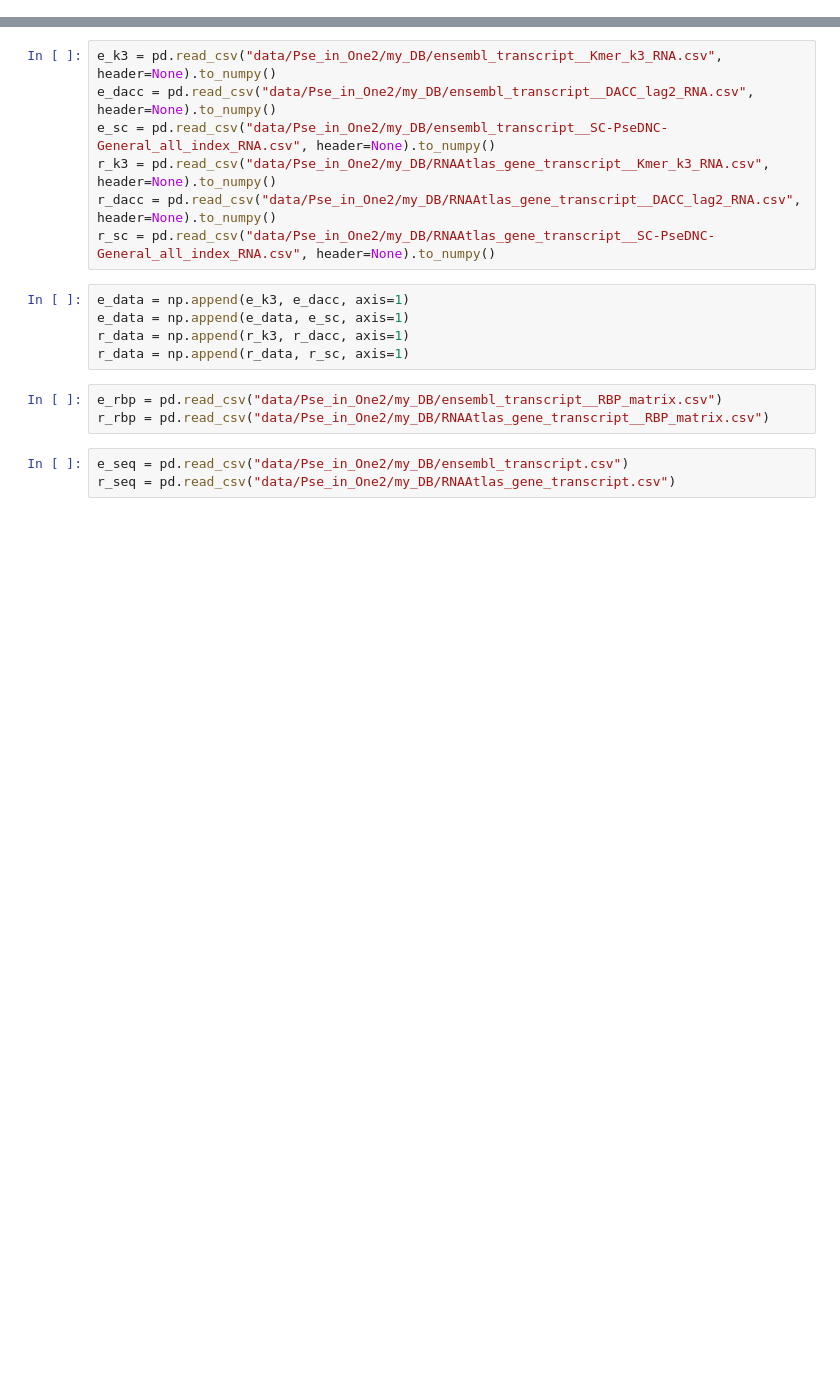
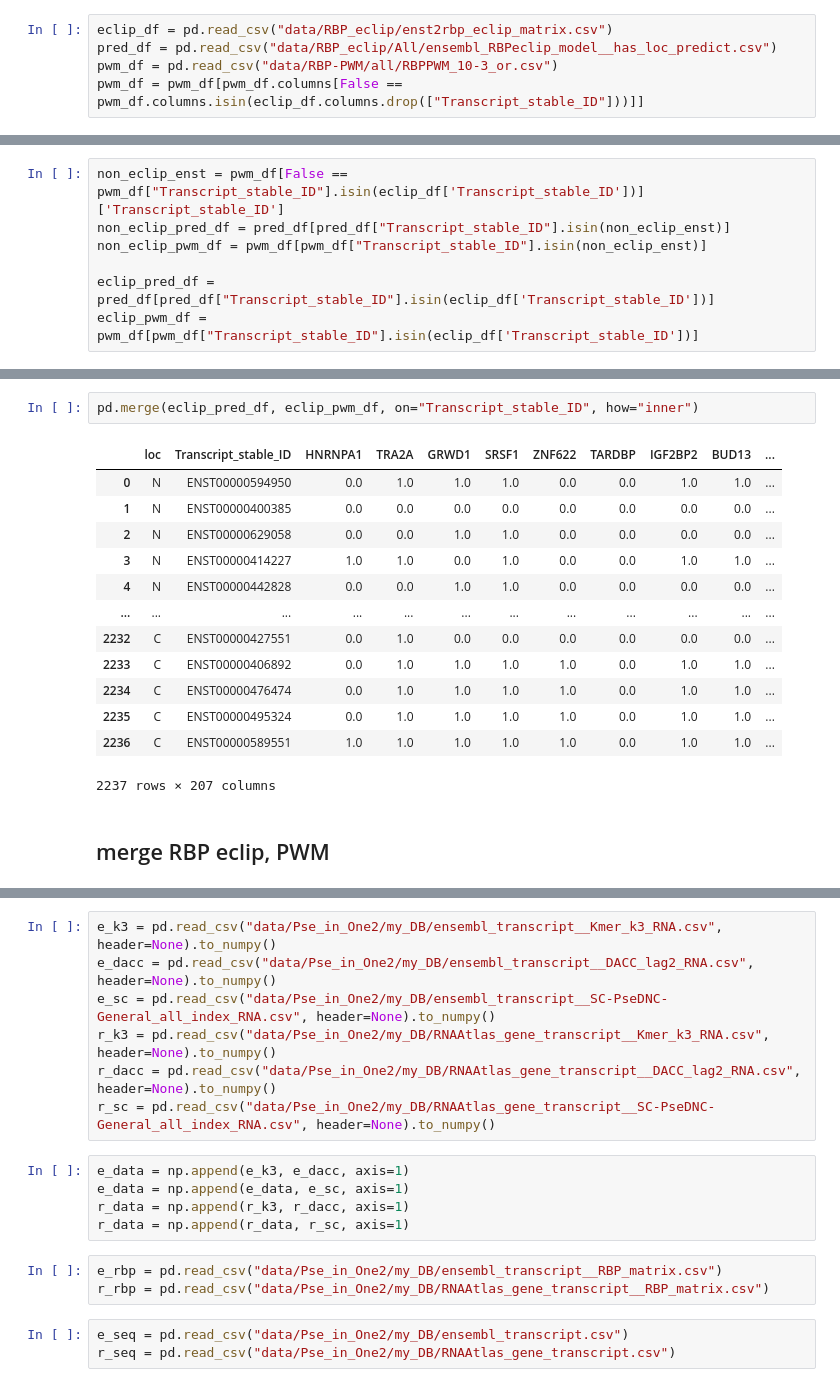
Before and after one commit to JiandeWuu/sixthTool, a Jupyter notebook: data.ipynb, the cells around one changed output, grey strips where cells are left out. Saved outputs shown, nothing was run; the diff lists cells and outputs as text; blank space fills up the shorter version.

```diff
--- a/data.ipynb
+++ b/data.ipynb
@@ -7,0 +24,5 @@ random.seed(1212)
+# %%
+eclip_df = pd.read_csv("data/RBP_eclip/enst2rbp_eclip_matrix.csv")
+pred_df = pd.read_csv("data/RBP_eclip/All/ensembl_RBPeclip_model__has_loc_predict.csv")
+pwm_df = pd.read_csv("data/RBP-PWM/all/RBPPWM_10-3_or.csv")
+pwm_df = pwm_df[pwm_df.columns[False == pwm_df.columns.isin(eclip_df.columns.drop(["Transcript_stable_ID"]))]]
@@ -7,0 +37,7 @@ random.seed(1212)
+# %%
+non_eclip_enst = pwm_df[False == pwm_df["Transcript_stable_ID"].isin(eclip_df['Transcript_stable_ID'])]['Transcript_stable_ID']
+non_eclip_pred_df = pred_df[pred_df["Transcript_stable_ID"].isin(non_eclip_enst)]
+non_eclip_pwm_df = pwm_df[pwm_df["Transcript_stable_ID"].isin(non_eclip_enst)]
+
+eclip_pred_df = pred_df[pred_df["Transcript_stable_ID"].isin(eclip_df['Transcript_stable_ID'])]
+eclip_pwm_df = pwm_df[pwm_df["Transcript_stable_ID"].isin(eclip_df['Transcript_stable_ID'])]
@@ -7,0 +54,18 @@ random.seed(1212)
+# %%
+pd.merge(eclip_pred_df, eclip_pwm_df, on="Transcript_stable_ID", how="inner")
+# %% [output]
+|  | loc | Transcript_stable_ID | HNRNPA1 | TRA2A | GRWD1 | SRSF1 | ZNF622 | TARDBP | IGF2BP2 | BUD13 | ... |
+| 0 | N | ENST00000594950 | 0.0 | 1.0 | 1.0 | 1.0 | 0.0 | 0.0 | 1.0 | 1.0 | ... |
+| 1 | N | ENST00000400385 | 0.0 | 0.0 | 0.0 | 0.0 | 0.0 | 0.0 | 0.0 | 0.0 | ... |
+| 2 | N | ENST00000629058 | 0.0 | 0.0 | 1.0 | 1.0 | 0.0 | 0.0 | 0.0 | 0.0 | ... |
+| 3 | N | ENST00000414227 | 1.0 | 1.0 | 0.0 | 1.0 | 0.0 | 0.0 | 1.0 | 1.0 | ... |
+| 4 | N | ENST00000442828 | 0.0 | 0.0 | 1.0 | 1.0 | 0.0 | 0.0 | 0.0 | 0.0 | ... |
+| ... | ... | ... | ... | ... | ... | ... | ... | ... | ... | ... | ... |
+| 2232 | C | ENST00000427551 | 0.0 | 1.0 | 0.0 | 0.0 | 0.0 | 0.0 | 0.0 | 0.0 | ... |
+| 2233 | C | ENST00000406892 | 0.0 | 1.0 | 1.0 | 1.0 | 1.0 | 0.0 | 1.0 | 1.0 | ... |
+| 2234 | C | ENST00000476474 | 0.0 | 1.0 | 1.0 | 1.0 | 1.0 | 0.0 | 1.0 | 1.0 | ... |
+| 2235 | C | ENST00000495324 | 0.0 | 1.0 | 1.0 | 1.0 | 1.0 | 0.0 | 1.0 | 1.0 | ... |
+| 2236 | C | ENST00000589551 | 1.0 | 1.0 | 1.0 | 1.0 | 1.0 | 0.0 | 1.0 | 1.0 | ... |
+2237 rows × 207 columns
+# %% [markdown]
+## merge RBP eclip, PWM
```
Also changed, not shown: parts of 37 cells of this notebook, 9 other files.
